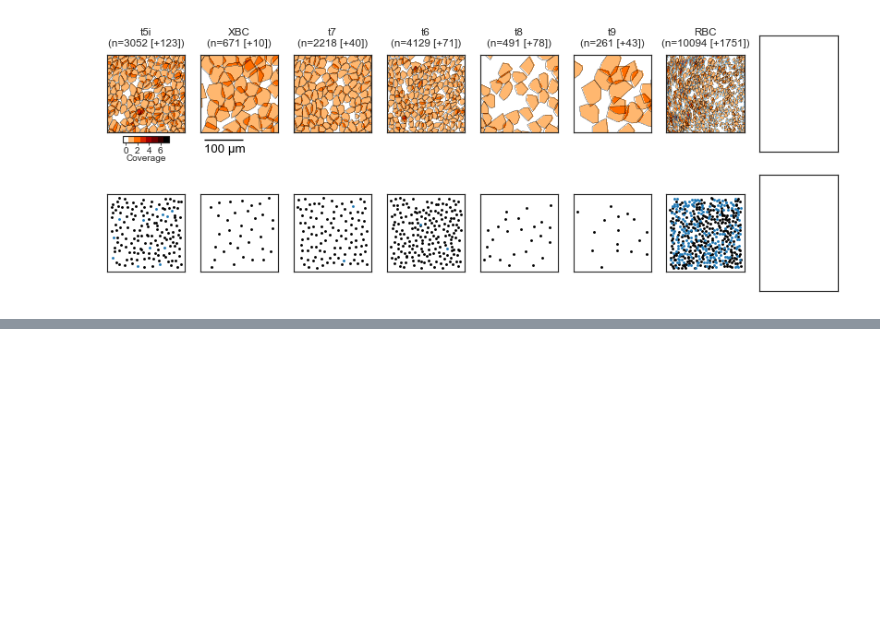
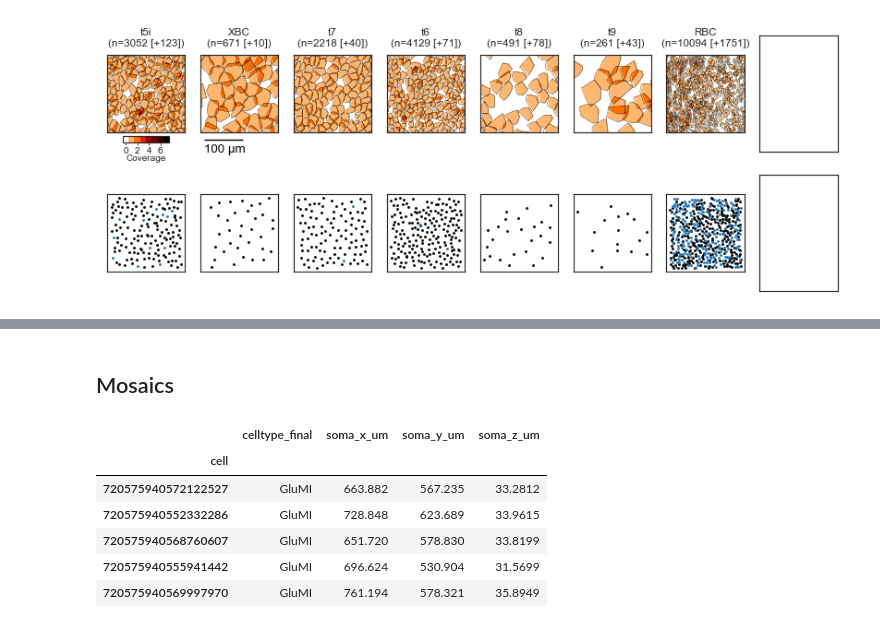
Before and after one commit to eyewire2/eyewire2-figures, a Jupyter notebook: notebooks/plot_BCs.ipynb, the cells around one changed output, grey strips where cells are left out. Saved outputs shown, nothing was run; the diff lists cells and outputs as text; code cells hidden in the pictures; blank space fills up the shorter version.

```diff
--- a/notebooks/plot_BCs.ipynb
+++ b/notebooks/plot_BCs.ipynb
@@ -584,0 +657,14 @@ fig_dir
+# %% [markdown]
+## Mosaics
+# %%
+df_website_mosaic = df_in_box.loc[df_in_box.valid_celltype_final & df_in_box.celltype_final.isin(plot_order), website_cols].copy()
+df_website_mosaic.sort_values('celltype_final', inplace=True)
+df_website_mosaic.head()
+# %% [output]
+|  | celltype_final | soma_x_um | soma_y_um | soma_z_um |
+| cell |  |  |  |  |
+| 720575940572122527 | GluMI | 663.882 | 567.235 | 33.2812 |
+| 720575940552332286 | GluMI | 728.848 | 623.689 | 33.9615 |
+| 720575940568760607 | GluMI | 651.720 | 578.830 | 33.8199 |
+| 720575940555941442 | GluMI | 696.624 | 530.904 | 31.5699 |
+| 720575940569997970 | GluMI | 761.194 | 578.321 | 35.8949 |
```
Also changed, not shown: parts of 40 cells of this notebook, 40 other files.
